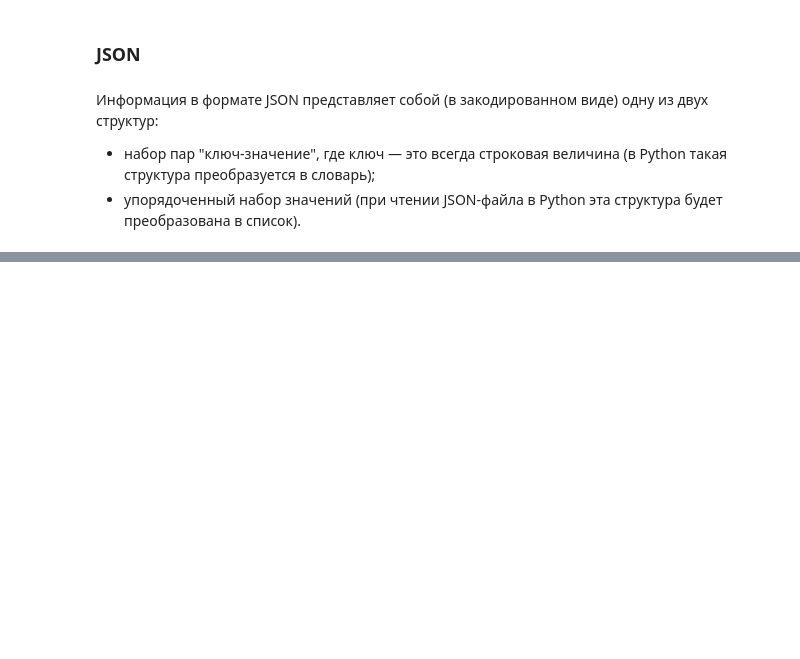
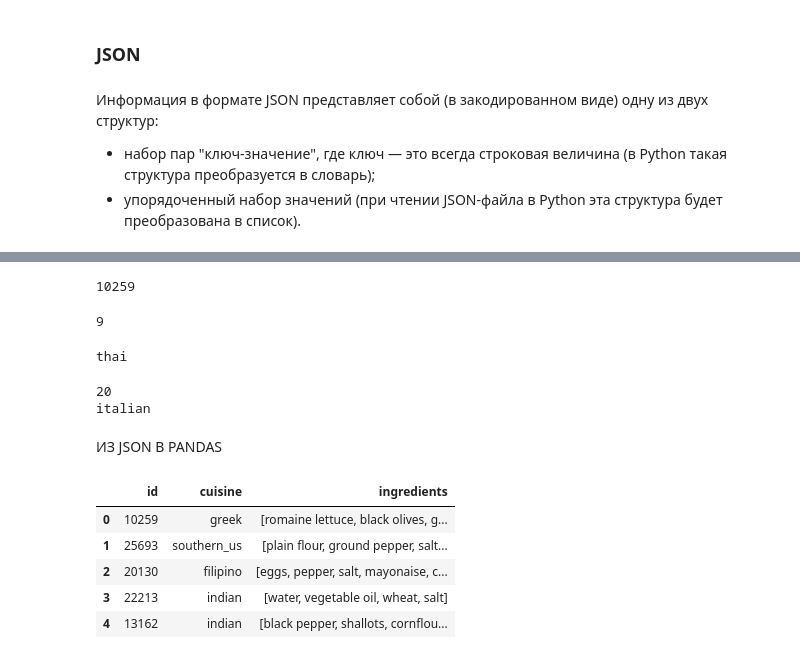
Before and after one commit to killri/sf_data_science, a Jupyter notebook: SF_DS_course_theory_and_practice/Python 16 How to load data from different files/python-16-theory.ipynb, the cells around one changed output, grey strips where cells are left out. Saved outputs shown, nothing was run; the diff lists cells and outputs as text; code cells hidden in the pictures; blank space fills up the shorter version.

```diff
--- a/SF_DS_course_theory_and_practice/Python 16 How to load data from different files/python-16-theory.ipynb
+++ b/SF_DS_course_theory_and_practice/Python 16 How to load data from different files/python-16-theory.ipynb
@@ -229,0 +225,13 @@ from pprint import pprint # Импортируем функцию pprint()- он
+# %%
+import json # Импортируем модуль json
+from pprint import pprint # Импортируем функцию pprint()- она нужна для вывода json файлов
+
+
+#→ Чтобы перевести данные из формата JSON в формат, который можно обрабатывать инструментами Python,
+# необходимо выполнить процедуру, которая называется десериализация (декодирование данных).
+# Обратный процесс, связанный с переводом структур данных Python в формат JSON, называется сериализацией.
+
+with open('recipes.json') as f: # Открываем файл и связываем его с объектом "f"
+    recipes = json.load(f) # Загружаем содержимое открытого файла в переменную recipes
+
+pprint(recipes)
@@ -229,0 +258,65 @@ from pprint import pprint # Импортируем функцию pprint()- он
+# %%
+#После того как мы провели десериализацию данных из JSON-файла,
+# мы можем работать с полученным объектом как с обычными списками и словарями.
+# Единственное отличие этой работы от манипуляций с привычными нам списками и словарями заключается в том,
+# что данных теперь больше и они помещены внутрь структуры с большим количеством уровней вложенности.
+
+recipes[0]['id']
+# %% [output]
+10259
+# %%
+#Задание 5.1
+#Сколько ингредиентов входят в состав первого блюда из предлагаемого списка?
+len(recipes[0]['ingredients'])
+# %% [output]
+9
+# %%
+#Задание 5.2
+#К какой кухне относится блюдо с id = 13121?
+
+for elem in recipes:
+    if elem['id'] == 13121:
+        print(elem['cuisine'])
+# %% [output]
+thai
+# %%
+#Задание 5.3
+#Какое количество уникальных национальных кухонь присутствуют в нашем наборе данных?
+
+cuisines = set()
+for elem in recipes:
+    cuisines.add(elem['cuisine'])
+print(len(cuisines))
+
+#Какой из национальных кухонь принадлежит самое большое количество рецептов?
+count_recepie_dict = dict()
+for elem in recipes:
+    if elem['cuisine'] in count_recepie_dict.keys():
+        count_recepie_dict[elem['cuisine']] += 1
+    else:
+        count_recepie_dict[elem['cuisine']] = 1
+
+for elem in count_recepie_dict.keys():
+    if count_recepie_dict[elem] == max(count_recepie_dict.values()):
+        print(elem)
+# %% [output]
+20
+italian
+# %% [markdown]
+ИЗ JSON В PANDAS
+# %%
+import json # Импортируем модуль json
+from pprint import pprint # Импортируем функцию pprint()
+import pandas as pd # Импортируем модуль pandas
+
+with open('recipes.json') as f: # Открываем файл и связываем его с объектом "f"
+    recipes = json.load(f) # Загружаем содержимое открытого файла в переменную recipes
+df = pd.DataFrame(recipes) # Создаём объект DataFrame из списка recipes
+display(df.head()) # Выводим на экран первые строки полученного DataFrame
+# %% [output]
+|  | id | cuisine | ingredients |
+| 0 | 10259 | greek | [romaine lettuce, black olives, g... |
+| 1 | 25693 | southern_us | [plain flour, ground pepper, salt... |
+| 2 | 20130 | filipino | [eggs, pepper, salt, mayonaise, c... |
+| 3 | 22213 | indian | [water, vegetable oil, wheat, salt] |
+| 4 | 13162 | indian | [black pepper, shallots, cornflou... |
```
Also changed, not shown: parts of 33 cells of this notebook, 30 other files.
